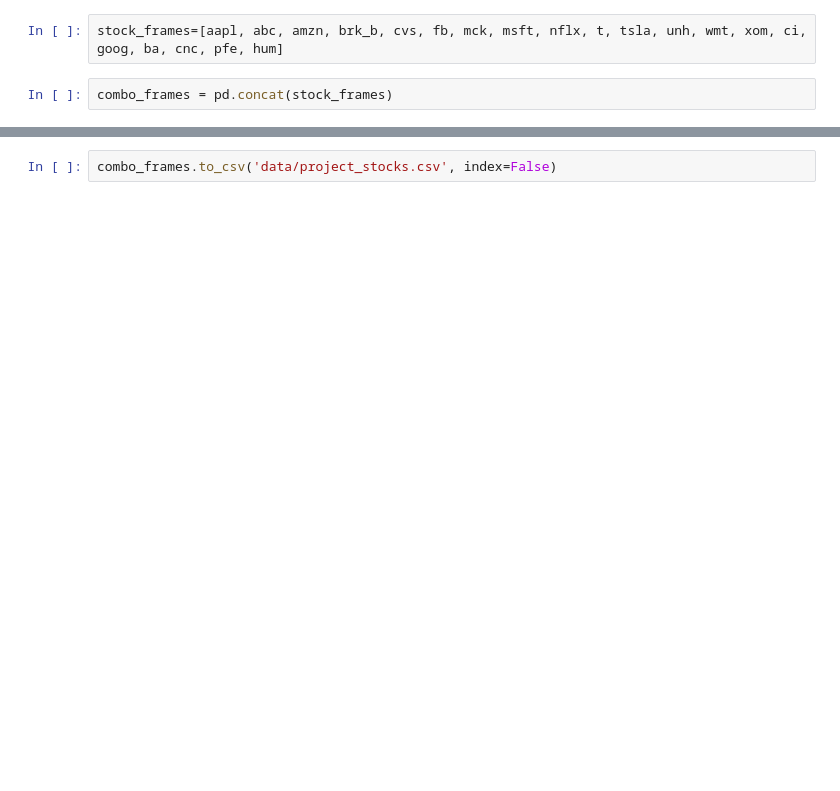
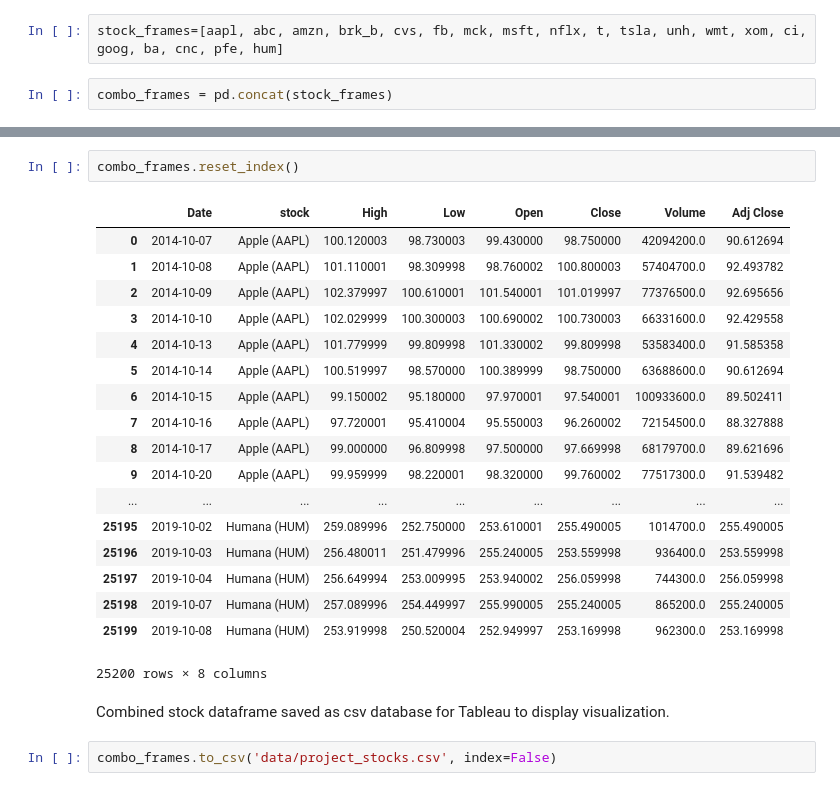
Before and after one commit to puglord88/stock_predictor, a Jupyter notebook: project_stocks.ipynb, the cells around one changed output, grey strips where cells are left out. Cells and saved outputs as stored; diff of their text form; blank space fills up the shorter version.

```diff
--- a/project_stocks.ipynb
+++ b/project_stocks.ipynb
@@ -120,2 +103,25 @@ combo_frames.head()
+# %%
+combo_frames.reset_index()
+# %% [output]
+|  | Date | stock | High | Low | Open | Close | Volume | Adj Close |
+| 0 | 2014-10-07 | Apple (AAPL) | 100.120003 | 98.730003 | 99.430000 | 98.750000 | 42094200.0 | 90.612694 |
+| 1 | 2014-10-08 | Apple (AAPL) | 101.110001 | 98.309998 | 98.760002 | 100.800003 | 57404700.0 | 92.493782 |
+| 2 | 2014-10-09 | Apple (AAPL) | 102.379997 | 100.610001 | 101.540001 | 101.019997 | 77376500.0 | 92.695656 |
+| 3 | 2014-10-10 | Apple (AAPL) | 102.029999 | 100.300003 | 100.690002 | 100.730003 | 66331600.0 | 92.429558 |
+| 4 | 2014-10-13 | Apple (AAPL) | 101.779999 | 99.809998 | 101.330002 | 99.809998 | 53583400.0 | 91.585358 |
+| 5 | 2014-10-14 | Apple (AAPL) | 100.519997 | 98.570000 | 100.389999 | 98.750000 | 63688600.0 | 90.612694 |
+| 6 | 2014-10-15 | Apple (AAPL) | 99.150002 | 95.180000 | 97.970001 | 97.540001 | 100933600.0 | 89.502411 |
+| 7 | 2014-10-16 | Apple (AAPL) | 97.720001 | 95.410004 | 95.550003 | 96.260002 | 72154500.0 | 88.327888 |
+| 8 | 2014-10-17 | Apple (AAPL) | 99.000000 | 96.809998 | 97.500000 | 97.669998 | 68179700.0 | 89.621696 |
+| 9 | 2014-10-20 | Apple (AAPL) | 99.959999 | 98.220001 | 98.320000 | 99.760002 | 77517300.0 | 91.539482 |
+| ... | ... | ... | ... | ... | ... | ... | ... | ... |
+| 25195 | 2019-10-02 | Humana (HUM) | 259.089996 | 252.750000 | 253.610001 | 255.490005 | 1014700.0 | 255.490005 |
+| 25196 | 2019-10-03 | Humana (HUM) | 256.480011 | 251.479996 | 255.240005 | 253.559998 | 936400.0 | 253.559998 |
+| 25197 | 2019-10-04 | Humana (HUM) | 256.649994 | 253.009995 | 253.940002 | 256.059998 | 744300.0 | 256.059998 |
+| 25198 | 2019-10-07 | Humana (HUM) | 257.089996 | 254.449997 | 255.990005 | 255.240005 | 865200.0 | 255.240005 |
+| 25199 | 2019-10-08 | Humana (HUM) | 253.919998 | 250.520004 | 252.949997 | 253.169998 | 962300.0 | 253.169998 |
+25200 rows × 8 columns
+# %% [markdown]
+Combined stock dataframe saved as csv database for Tableau to display visualization.
 # %%
 combo_frames.to_csv('data/project_stocks.csv', index=False)
```
Also changed, not shown: parts of 12 cells of this notebook, 21 other files.
